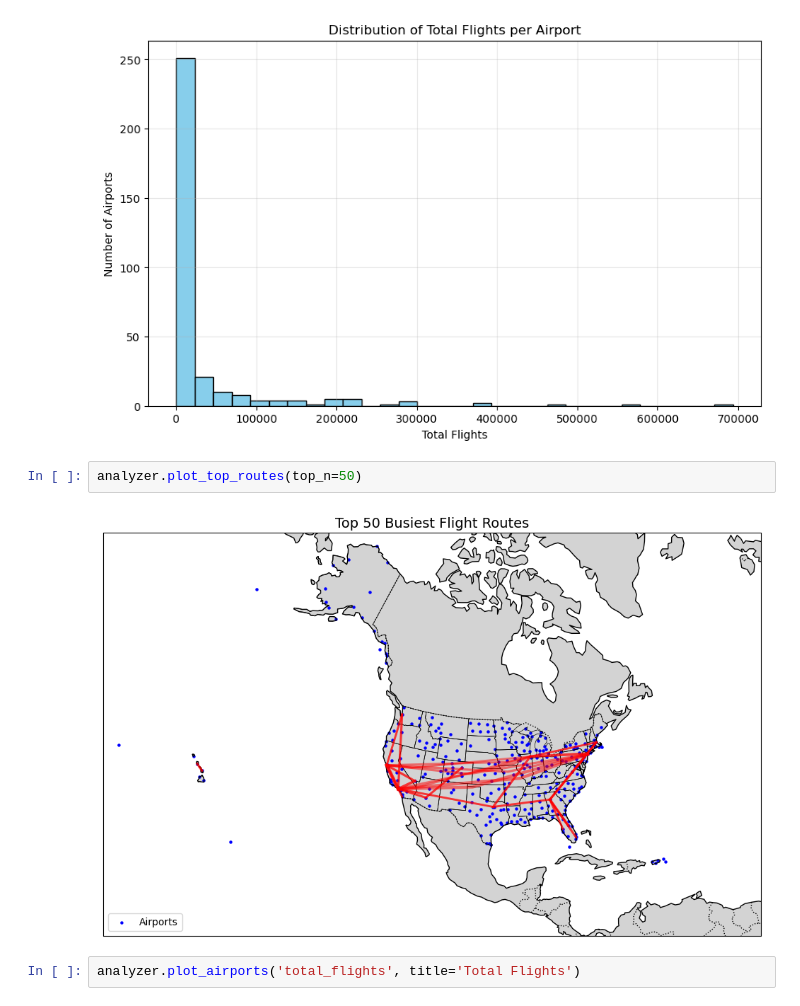
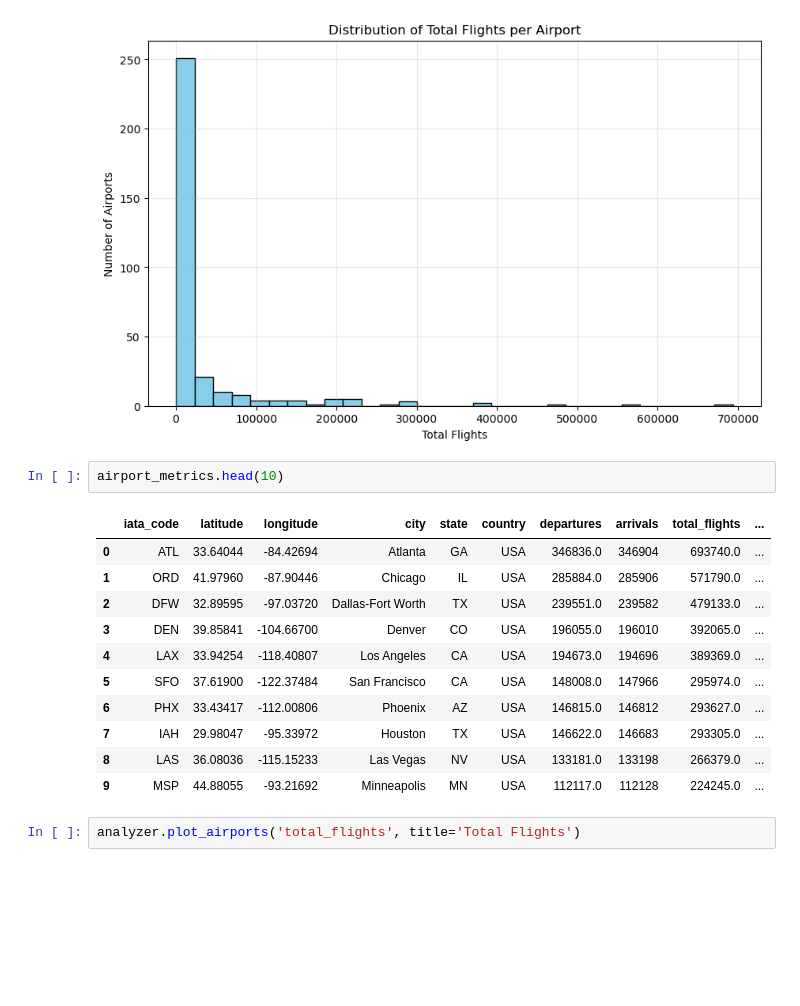
Before and after one commit to GuilhermeDellatin/fiap-machine-learning-tech-challenge-3, a Jupyter notebook: flight-analysis.ipynb, the cells around one changed output. Cells and saved outputs as stored; diff of their text form; blank space fills up the shorter version.

```diff
--- a/flight-analysis.ipynb
+++ b/flight-analysis.ipynb
@@ -430,10 +414,20 @@ plt.grid(alpha=0.3)
 plt.show()
 # %% [output]
 [figure]
-# %%
-analyzer.plot_top_routes(top_n=50)
-# %% [output]
-[figure]
+# %%
+airport_metrics.head(10)
+# %% [output]
+|  | iata_code | latitude | longitude | city | state | country | departures | arrivals | total_flights | ... |
+| 0 | ATL | 33.64044 | -84.42694 | Atlanta | GA | USA | 346836.0 | 346904 | 693740.0 | ... |
+| 1 | ORD | 41.97960 | -87.90446 | Chicago | IL | USA | 285884.0 | 285906 | 571790.0 | ... |
+| 2 | DFW | 32.89595 | -97.03720 | Dallas-Fort Worth | TX | USA | 239551.0 | 239582 | 479133.0 | ... |
+| 3 | DEN | 39.85841 | -104.66700 | Denver | CO | USA | 196055.0 | 196010 | 392065.0 | ... |
+| 4 | LAX | 33.94254 | -118.40807 | Los Angeles | CA | USA | 194673.0 | 194696 | 389369.0 | ... |
+| 5 | SFO | 37.61900 | -122.37484 | San Francisco | CA | USA | 148008.0 | 147966 | 295974.0 | ... |
+| 6 | PHX | 33.43417 | -112.00806 | Phoenix | AZ | USA | 146815.0 | 146812 | 293627.0 | ... |
+| 7 | IAH | 29.98047 | -95.33972 | Houston | TX | USA | 146622.0 | 146683 | 293305.0 | ... |
+| 8 | LAS | 36.08036 | -115.15233 | Las Vegas | NV | USA | 133181.0 | 133198 | 266379.0 | ... |
+| 9 | MSP | 44.88055 | -93.21692 | Minneapolis | MN | USA | 112117.0 | 112128 | 224245.0 | ... |
 # %%
 analyzer.plot_airports('total_flights', title='Total Flights')
 # %% [output]
```
Also changed, not shown: parts of 8 cells of this notebook, 1 other file.
